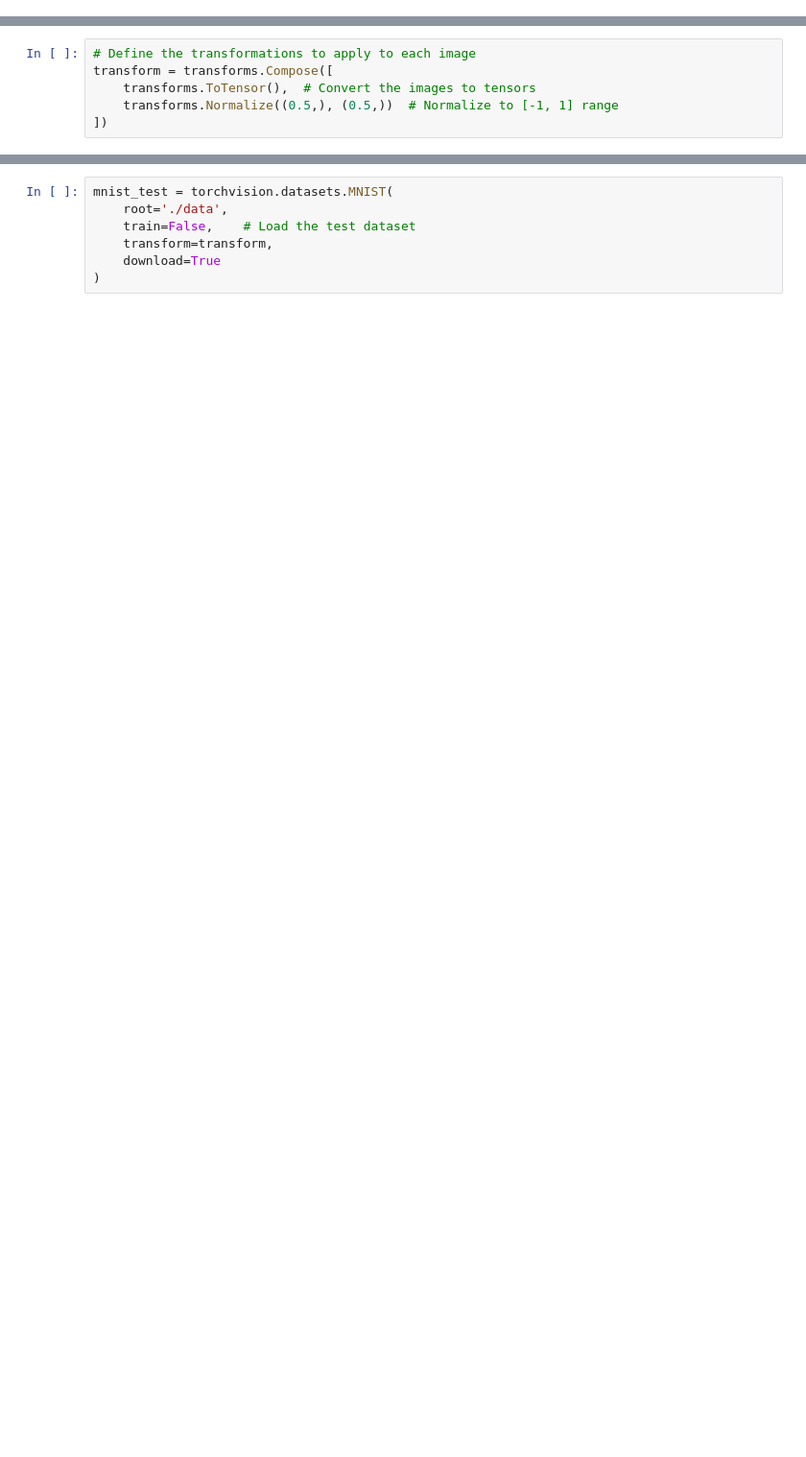
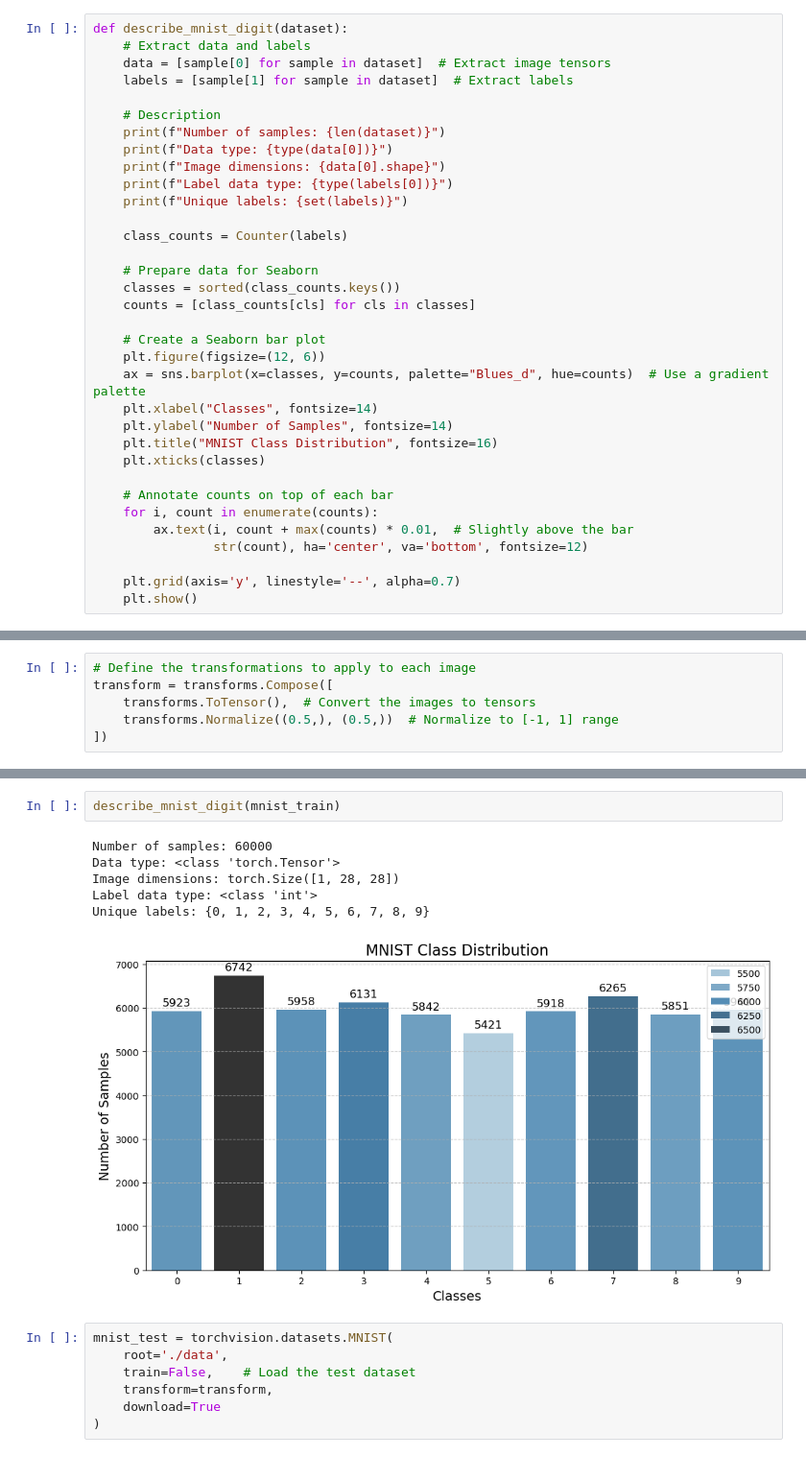
Before and after one commit to hmzi67/task-vector, a Jupyter notebook: model.ipynb, the cells around one changed output, grey strips where cells are left out. Shown at 96% size. Saved outputs shown, nothing was run; the diff lists cells and outputs as text; blank space fills up the shorter version.

```diff
--- a/model.ipynb
+++ b/model.ipynb
@@ -222 +275,35 @@ def plot_mnist_data(loader):
+# %%
+def describe_mnist_digit(dataset):
+    # Extract data and labels
+    data = [sample[0] for sample in dataset]  # Extract image tensors
+    labels = [sample[1] for sample in dataset]  # Extract labels
+
+    # Description
+    print(f"Number of samples: {len(dataset)}")
+    print(f"Data type: {type(data[0])}")
+    print(f"Image dimensions: {data[0].shape}")
+    print(f"Label data type: {type(labels[0])}")
+    print(f"Unique labels: {set(labels)}")
+
+    class_counts = Counter(labels)
+
+    # Prepare data for Seaborn
+    classes = sorted(class_counts.keys())
+    counts = [class_counts[cls] for cls in classes]
+
+    # Create a Seaborn bar plot
+    plt.figure(figsize=(12, 6))
+    ax = sns.barplot(x=classes, y=counts, palette="Blues_d", hue=counts)  # Use a gradient palette
+    plt.xlabel("Classes", fontsize=14)
+    plt.ylabel("Number of Samples", fontsize=14)
+    plt.title("MNIST Class Distribution", fontsize=16)
+    plt.xticks(classes)
+
+    # Annotate counts on top of each bar
+    for i, count in enumerate(counts):
+        ax.text(i, count + max(counts) * 0.01,  # Slightly above the bar
+                str(count), ha='center', va='bottom', fontsize=12)
+
+    plt.grid(axis='y', linestyle='--', alpha=0.7)
+    plt.show()
 # %% [markdown]
@@ -308,3 +325,12 @@ Length: 785, dtype: int64
+# %%
+describe_mnist_digit(mnist_train)
+# %% [output]
+Number of samples: 60000
+Data type: <class 'torch.Tensor'>
+Image dimensions: torch.Size([1, 28, 28])
+Label data type: <class 'int'>
+Unique labels: {0, 1, 2, 3, 4, 5, 6, 7, 8, 9}
+[figure, added]
 # %%
 mnist_test = torchvision.datasets.MNIST(
     root='./data',
```
Also changed, not shown: parts of 18 cells of this notebook.
